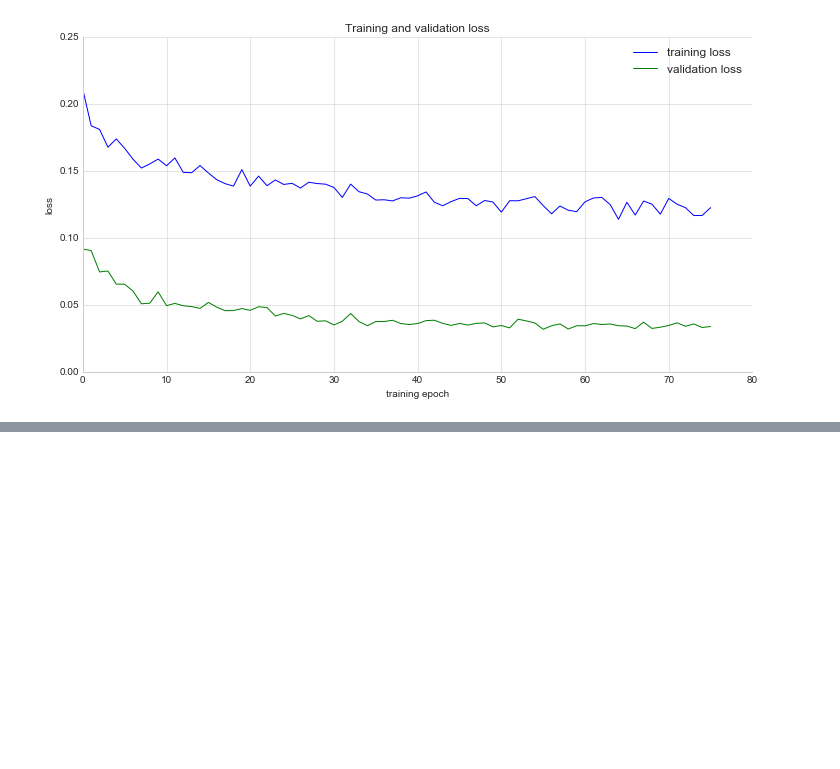
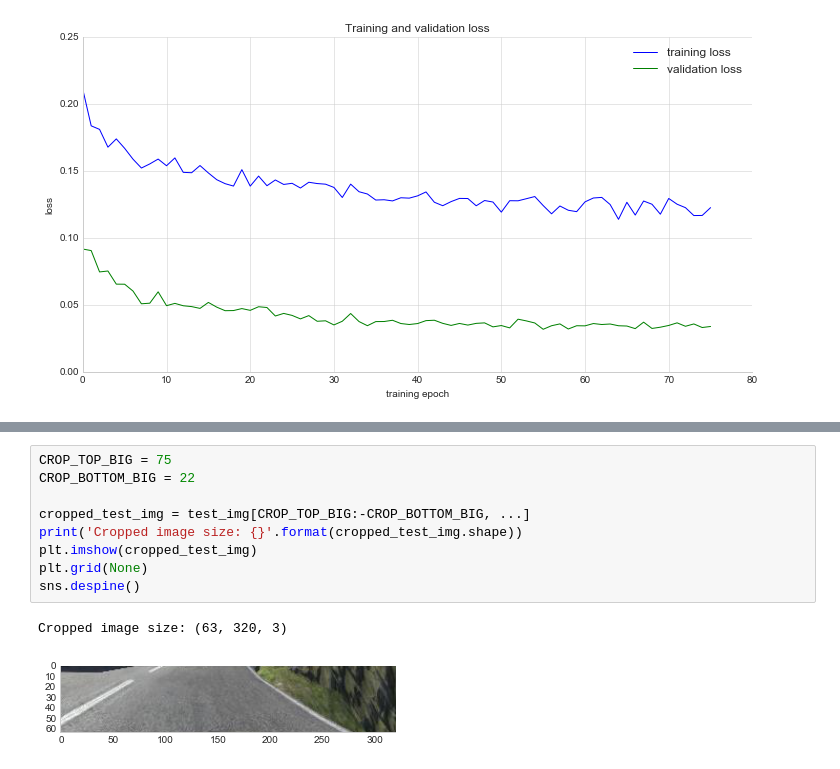
Before and after one commit to sunsided/CarND-Behavioral-Cloning-P3, a Jupyter notebook: training.ipynb, the cells around one changed output, grey strips where cells are left out. Drawn from its saved outputs; the diff is of its cells as text; blank space fills up the shorter version.

```diff
--- a/training.ipynb
+++ b/training.ipynb
@@ -653,0 +669,12 @@ The accuracy on the harder track is suprisingly high, however the network fails
+# %%
+CROP_TOP_BIG = 75
+CROP_BOTTOM_BIG = 22
+
+cropped_test_img = test_img[CROP_TOP_BIG:-CROP_BOTTOM_BIG, ...]
+print('Cropped image size: {}'.format(cropped_test_img.shape))
+plt.imshow(cropped_test_img)
+plt.grid(None)
+sns.despine()
+# %% [output]
+Cropped image size: (63, 320, 3)
+[figure, added]
```
Also changed, not shown: parts of 16 cells of this notebook, 3 other files.
